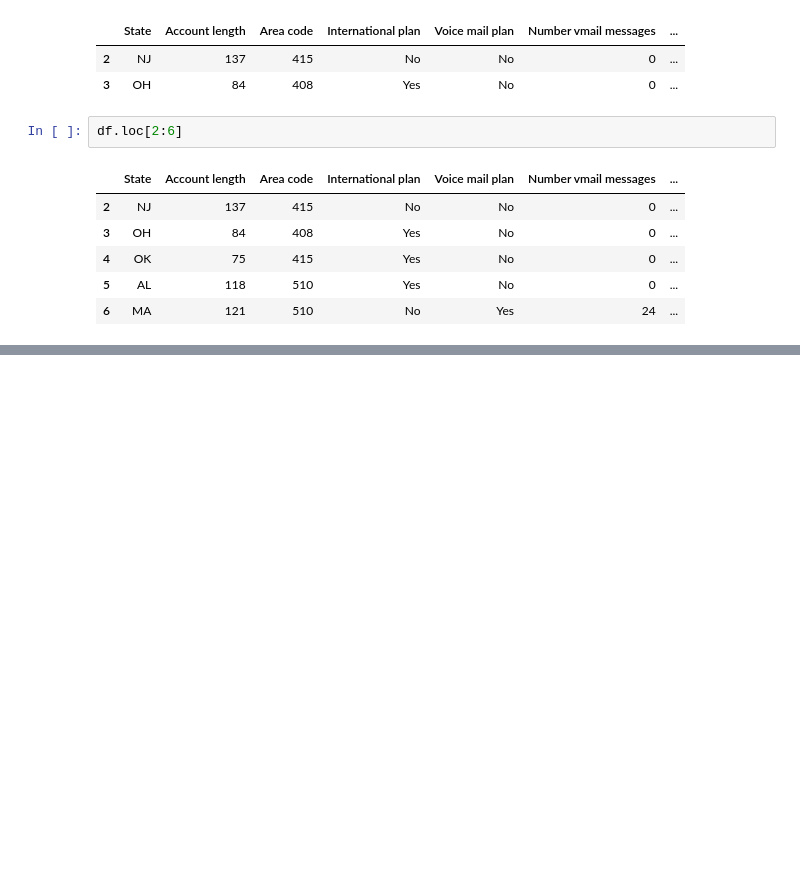
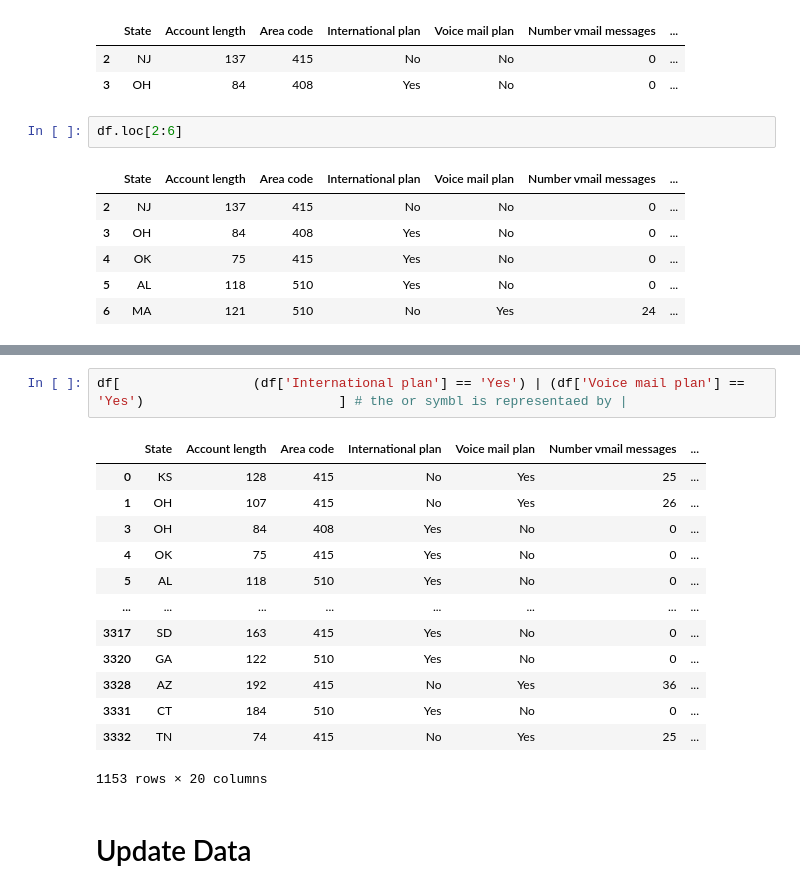
Before and after one commit to Nahsc0/DSFP_CLass, a Jupyter notebook: DataFrame.ipynb, the cells around one changed output, grey strips where cells are left out. Saved outputs shown, nothing was run; the diff lists cells and outputs as text; blank space fills up the shorter version.

```diff
--- a/DataFrame.ipynb
+++ b/DataFrame.ipynb
@@ -246,0 +264,18 @@ df[                 df['International plan'] == 'Yes'                         ]
+# %%
+df[                 (df['International plan'] == 'Yes') | (df['Voice mail plan'] == 'Yes')                         ] # the or symbl is representaed by |
+# %% [output]
+|  | State | Account length | Area code | International plan | Voice mail plan | Number vmail messages | ... |
+| 0 | KS | 128 | 415 | No | Yes | 25 | ... |
+| 1 | OH | 107 | 415 | No | Yes | 26 | ... |
+| 3 | OH | 84 | 408 | Yes | No | 0 | ... |
+| 4 | OK | 75 | 415 | Yes | No | 0 | ... |
+| 5 | AL | 118 | 510 | Yes | No | 0 | ... |
+| ... | ... | ... | ... | ... | ... | ... | ... |
+| 3317 | SD | 163 | 415 | Yes | No | 0 | ... |
+| 3320 | GA | 122 | 510 | Yes | No | 0 | ... |
+| 3328 | AZ | 192 | 415 | No | Yes | 36 | ... |
+| 3331 | CT | 184 | 510 | Yes | No | 0 | ... |
+| 3332 | TN | 74 | 415 | No | Yes | 25 | ... |
+1153 rows × 20 columns
+# %% [markdown]
+# Update Data
```
Also changed, not shown: parts of 30 cells of this notebook.
